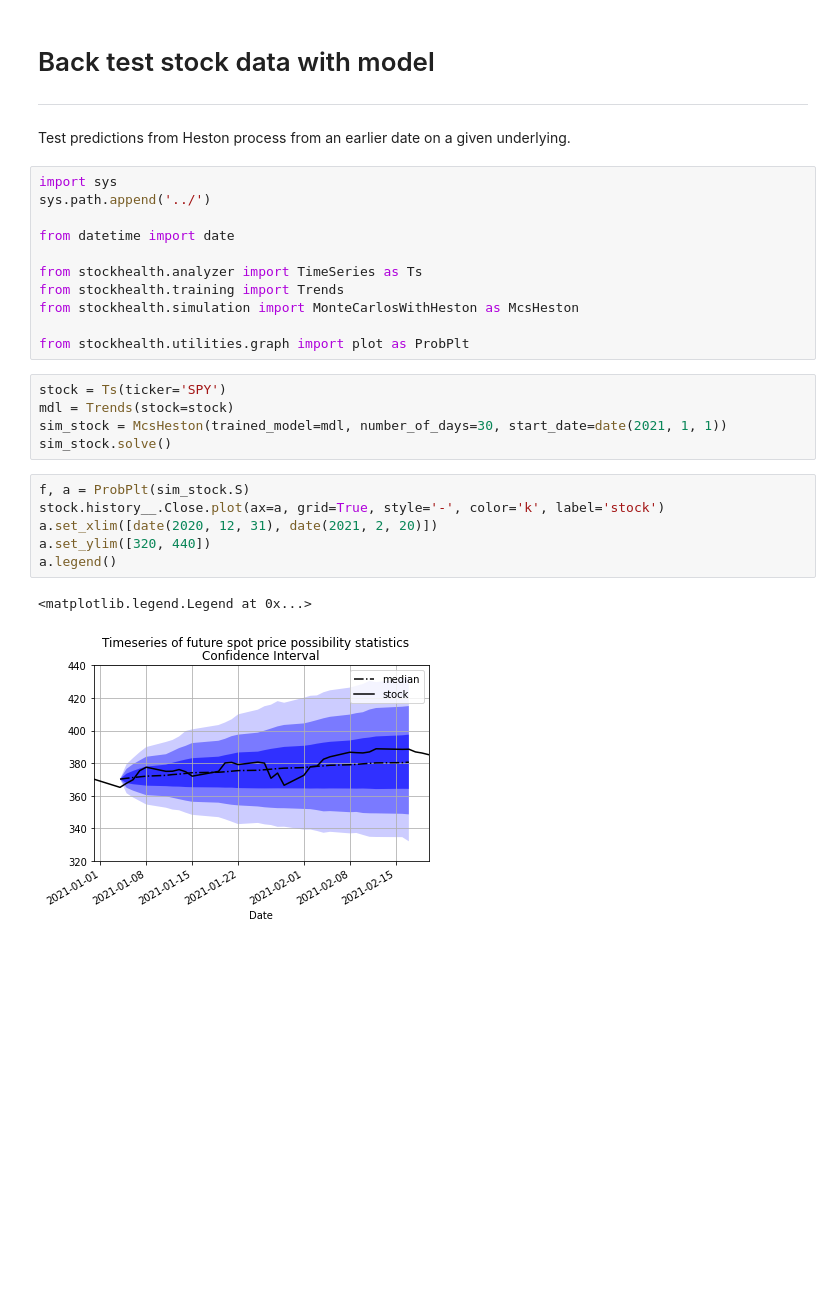
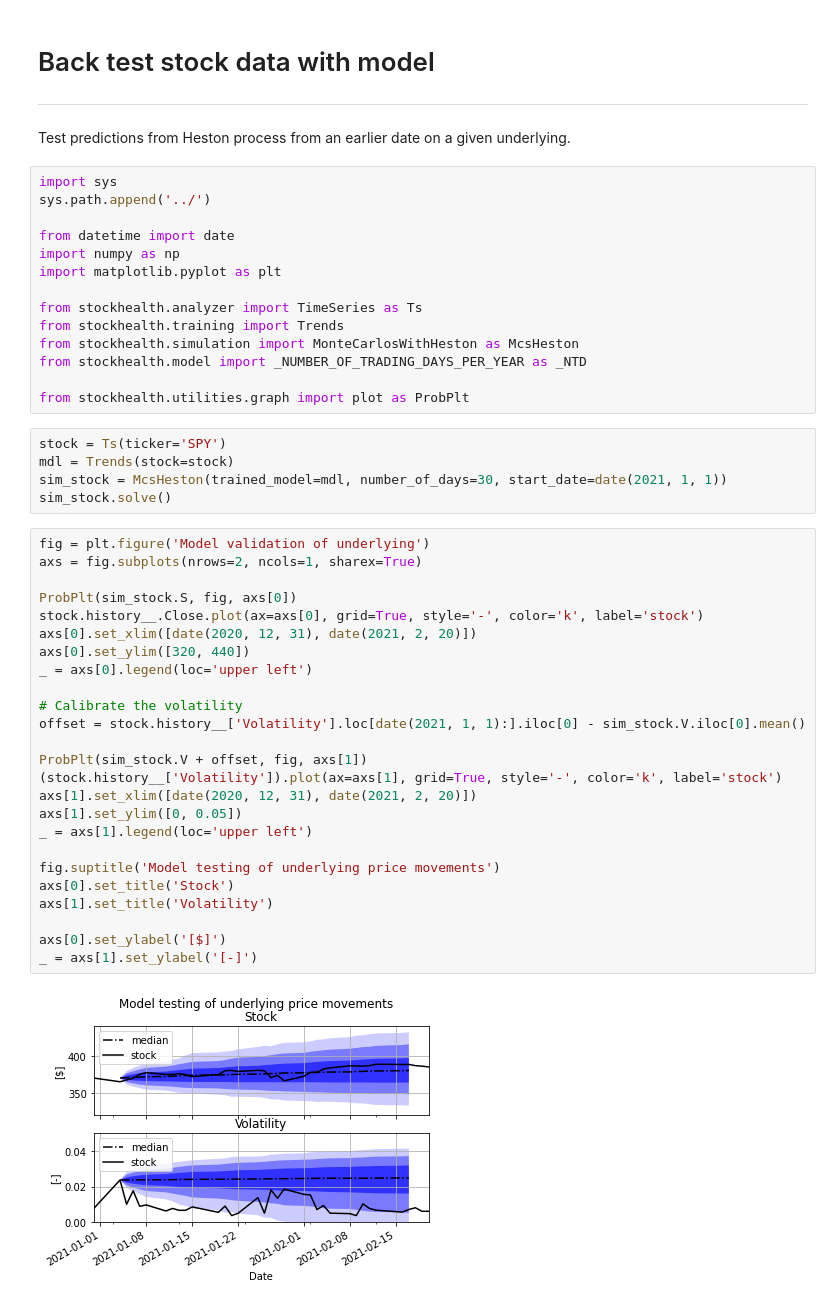
Before and after one commit to sidbannet/stockhealth, a Jupyter notebook: examples/backtest-stock-model.ipynb, the cells around one changed output. Cells and saved outputs as stored; diff of their text form; blank space fills up the shorter version.

Commit message:
Backtest price and volatility

```diff
--- a/examples/backtest-stock-model.ipynb
+++ b/examples/backtest-stock-model.ipynb
@@ -9,10 +9,13 @@ import sys
 sys.path.append('../')
 
 from datetime import date
+import numpy as np
+import matplotlib.pyplot as plt
 
 from stockhealth.analyzer import TimeSeries as Ts
 from stockhealth.training import Trends
 from stockhealth.simulation import MonteCarlosWithHeston as McsHeston
+from stockhealth.model import _NUMBER_OF_TRADING_DAYS_PER_YEAR as _NTD
 
 from stockhealth.utilities.graph import plot as ProbPlt
 # %%
@@ -20,12 +23,30 @@ stock = Ts(ticker='SPY')
 mdl = Trends(stock=stock)
 sim_stock = McsHeston(trained_model=mdl, number_of_days=30, start_date=date(2021, 1, 1))
 sim_stock.solve()
-# %%
-f, a = ProbPlt(sim_stock.S)
-stock.history__.Close.plot(ax=a, grid=True, style='-', color='k', label='stock')
-a.set_xlim([date(2020, 12, 31), date(2021, 2, 20)])
-a.set_ylim([320, 440])
-a.legend()
-# %% [output]
-<matplotlib.legend.Legend at 0x...>
-[figure, removed]
+# %%
+fig = plt.figure('Model validation of underlying')
+axs = fig.subplots(nrows=2, ncols=1, sharex=True)
+
+ProbPlt(sim_stock.S, fig, axs[0])
+stock.history__.Close.plot(ax=axs[0], grid=True, style='-', color='k', label='stock')
+axs[0].set_xlim([date(2020, 12, 31), date(2021, 2, 20)])
+axs[0].set_ylim([320, 440])
+_ = axs[0].legend(loc='upper left')
+
+# Calibrate the volatility
+offset = stock.history__['Volatility'].loc[date(2021, 1, 1):].iloc[0] - sim_stock.V.iloc[0].mean()
+
+ProbPlt(sim_stock.V + offset, fig, axs[1])
+(stock.history__['Volatility']).plot(ax=axs[1], grid=True, style='-', color='k', label='stock')
+axs[1].set_xlim([date(2020, 12, 31), date(2021, 2, 20)])
+axs[1].set_ylim([0, 0.05])
+_ = axs[1].legend(loc='upper left')
+
+fig.suptitle('Model testing of underlying price movements')
+axs[0].set_title('Stock')
+axs[1].set_title('Volatility')
+
+axs[0].set_ylabel('[$]')
+_ = axs[1].set_ylabel('[-]')
+# %% [output]
+[figure, added]
```
